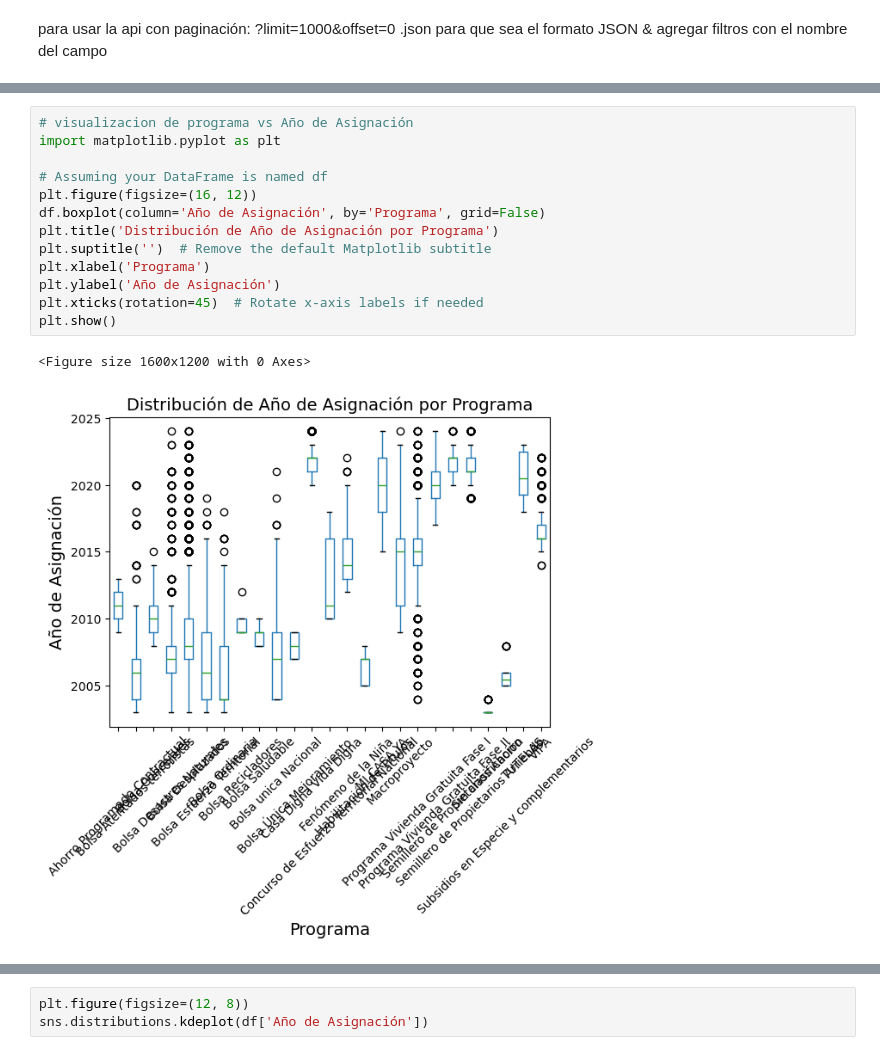
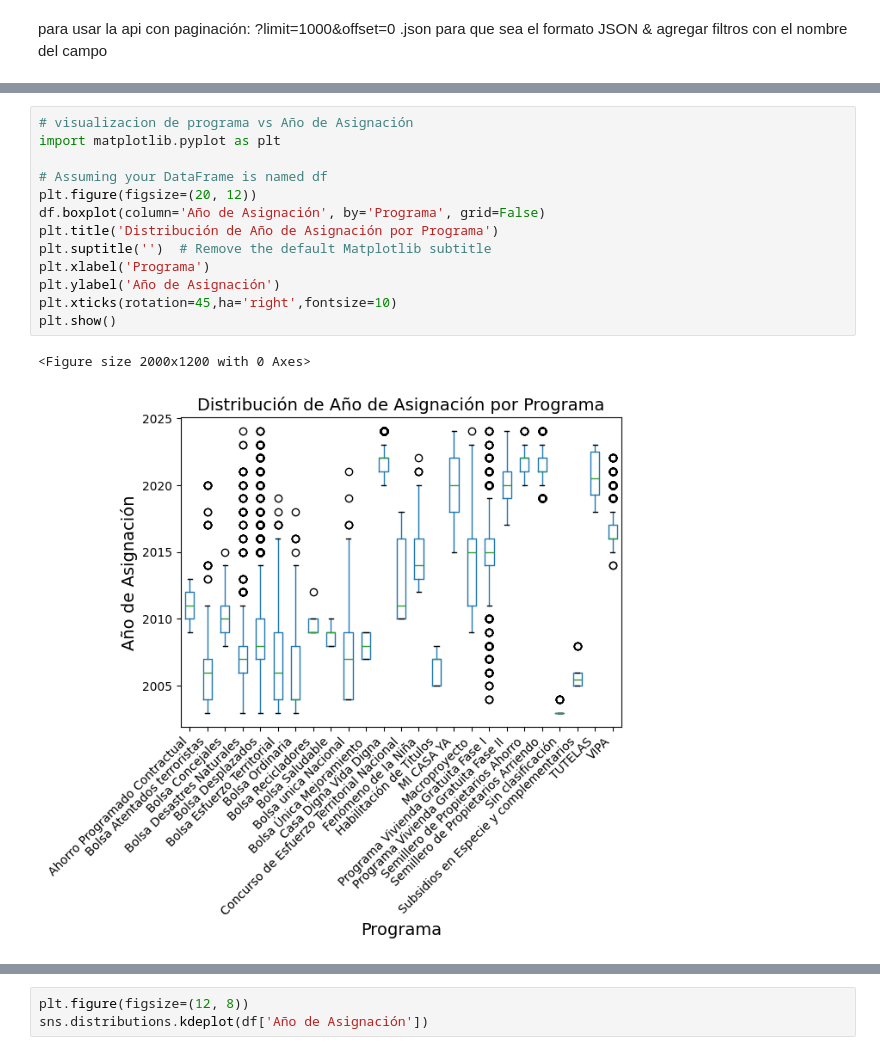
Before and after one commit to diegofercho21323/data-my-home, a Jupyter notebook: notebooks/vivienda.ipynb, the cells around one changed output, grey strips where cells are left out. Drawn from its saved outputs; the diff is of its cells as text.

```diff
--- a/notebooks/vivienda.ipynb
+++ b/notebooks/vivienda.ipynb
@@ -158,16 +187,16 @@ df['Estado de Postulación'].value_counts().plot(kind='bar')
 # %%
 # visualizacion de programa vs Año de Asignación
 import matplotlib.pyplot as plt
 
 # Assuming your DataFrame is named df
-plt.figure(figsize=(16, 12))
+plt.figure(figsize=(20, 12))
 df.boxplot(column='Año de Asignación', by='Programa', grid=False)
 plt.title('Distribución de Año de Asignación por Programa')
 plt.suptitle('')  # Remove the default Matplotlib subtitle
 plt.xlabel('Programa')
 plt.ylabel('Año de Asignación')
-plt.xticks(rotation=45)  # Rotate x-axis labels if needed
+plt.xticks(rotation=45,ha='right',fontsize=10)
 plt.show()
 # %% [output]
-<Figure size 1600x1200 with 0 Axes>
+<Figure size 2000x1200 with 0 Axes>
-[figure, old version]
+[figure, new version]
```
Also changed, not shown: parts of 12 cells of this notebook, 4 other files.
